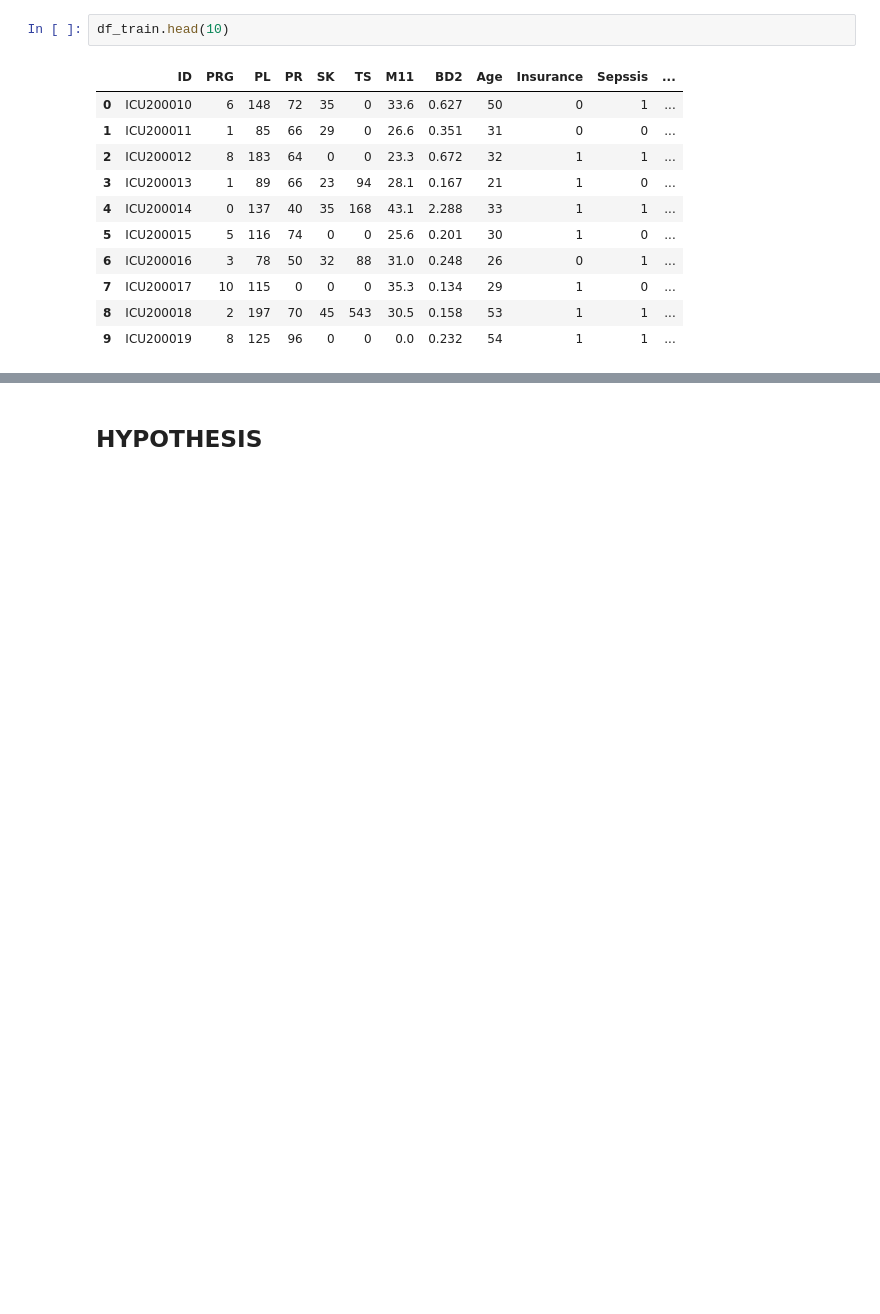
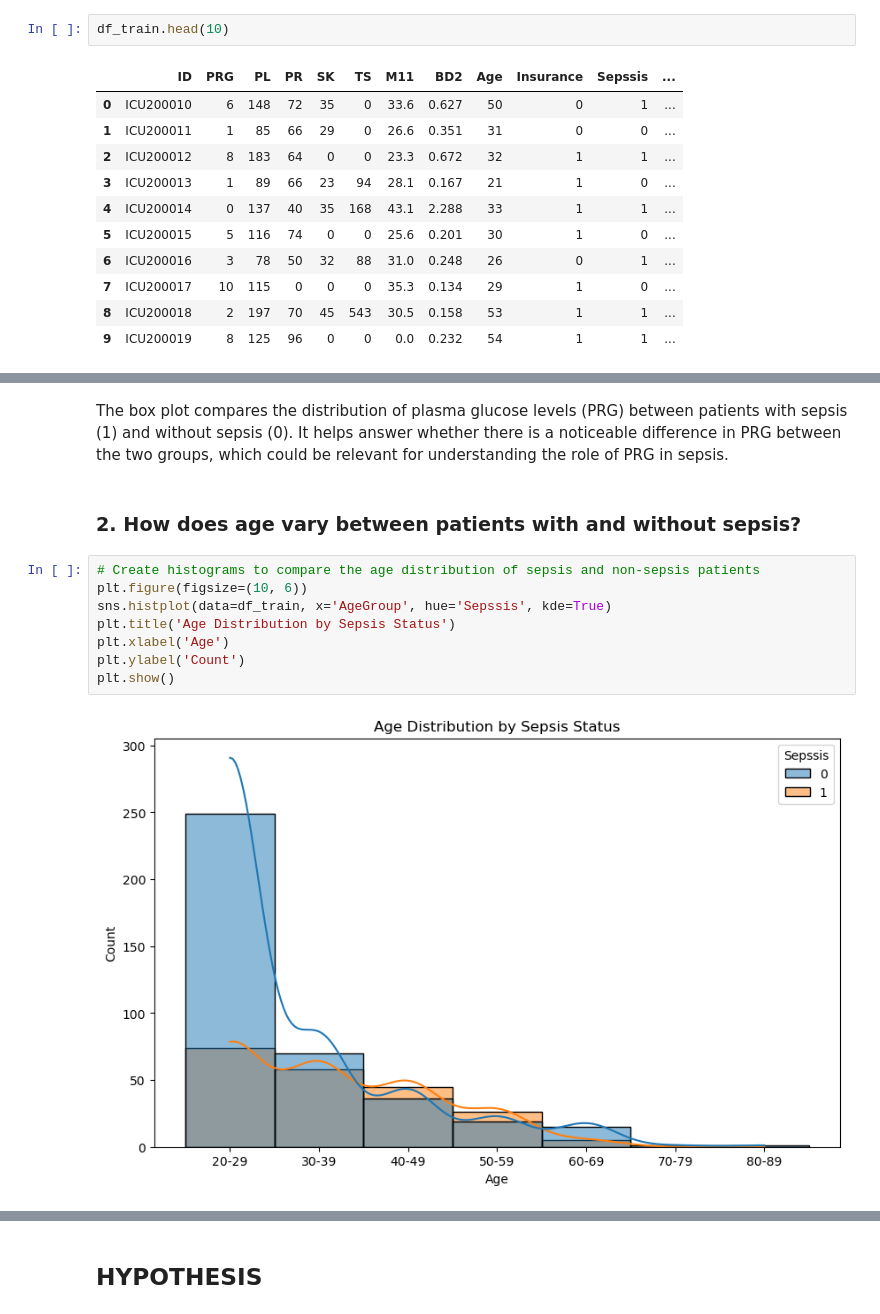
Before and after one commit to Israel-Anaba/Embed_ML_Model_Web_App, a Jupyter notebook: Sepssis ICU.ipynb, the cells around one changed output, grey strips where cells are left out. Saved outputs shown, nothing was run; the diff lists cells and outputs as text; blank space fills up the shorter version.

```diff
--- a/Sepssis ICU.ipynb
+++ b/Sepssis ICU.ipynb
@@ -356,0 +404,14 @@ df_train.head(10)
+# %% [markdown]
+The box plot compares the distribution of plasma glucose levels (PRG) between patients with sepsis (1) and without sepsis (0). It helps answer whether there is a noticeable difference in PRG between the two groups, which could be relevant for understanding the role of PRG in sepsis.
+# %% [markdown]
+### 2. How does age vary between patients with and without sepsis?
+# %%
+# Create histograms to compare the age distribution of sepsis and non-sepsis patients
+plt.figure(figsize=(10, 6))
+sns.histplot(data=df_train, x='AgeGroup', hue='Sepssis', kde=True)
+plt.title('Age Distribution by Sepsis Status')
+plt.xlabel('Age')
+plt.ylabel('Count')
+plt.show()
+# %% [output]
+[figure, added]
```
Also changed, not shown: parts of 104 cells of this notebook, 8 other files.
